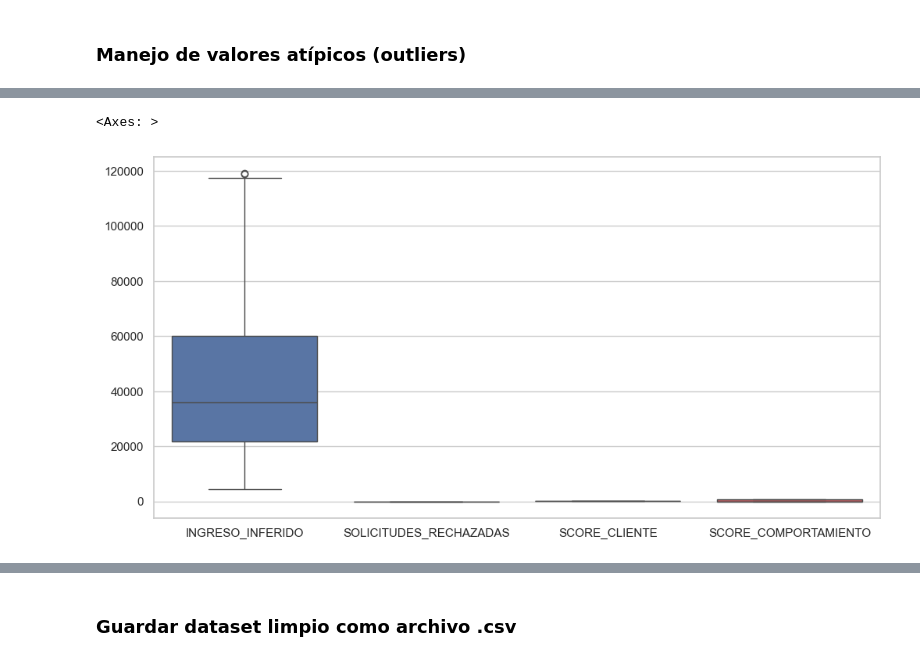
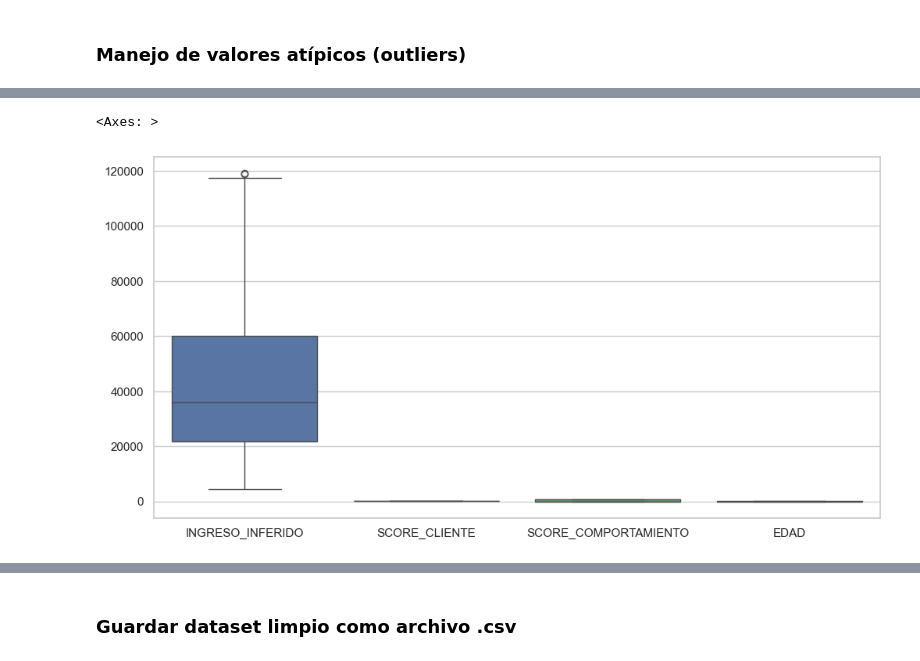
Before and after one commit to ElliotDM/inf_bancaria, a Jupyter notebook: notebooks/analisis_limpieza.ipynb, the cells around one changed output, grey strips where cells are left out. Cells and saved outputs as stored; diff of their text form; code cells hidden in the pictures.

```diff
--- a/notebooks/analisis_limpieza.ipynb
+++ b/notebooks/analisis_limpieza.ipynb
@@ -183,12 +223,12 @@ df_clean.describe()
 # %%
 sns.set_theme(style="whitegrid")
 plt.rcParams["figure.figsize"] = (12, 6)
-# %%
-sns.boxplot(data=df_clean[["INGRESO_INFERIDO",
-                           "SOLICITUDES_RECHAZADAS",
-                           "SCORE_CLIENTE",
-                           "SCORE_COMPORTAMIENTO"]])
-# %% [output]
-<Axes: >
-[figure, removed]
+# %%
+sns.boxplot(data=df[["INGRESO_INFERIDO",
+                     "SCORE_CLIENTE",
+                     "SCORE_COMPORTAMIENTO",
+                     "EDAD"]])
+# %% [output]
+<Axes: >
+[figure, added]
 # %%
```
Also changed, not shown: parts of 23 cells of this notebook, 12 other files.
